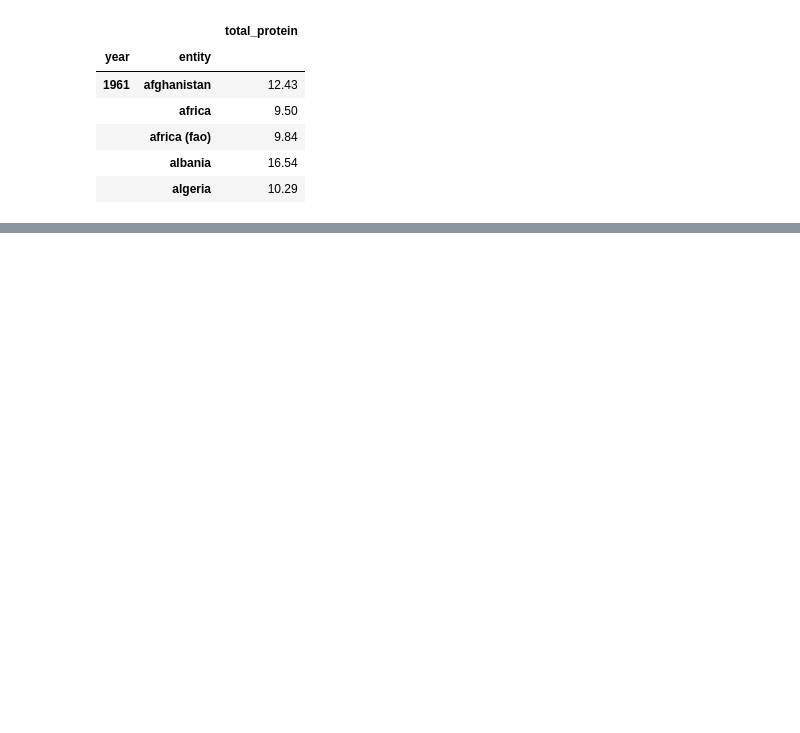
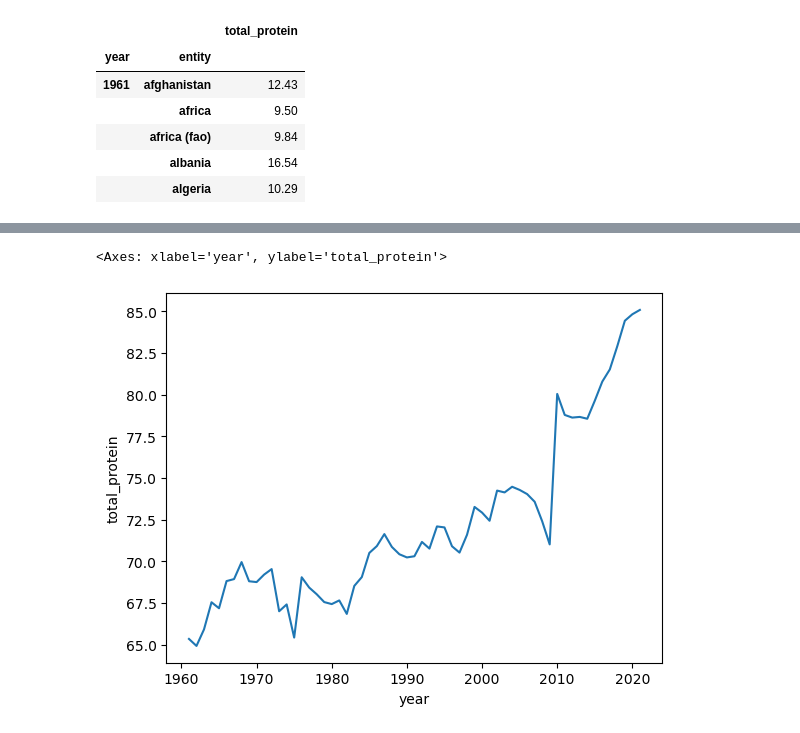
Before and after one commit to NSS-Full-Time-Data-Analytics-14/jonny_farro_cap, a Jupyter notebook: jvf_capstone.ipynb, the cells around one changed output, grey strips where cells are left out. Saved outputs shown, nothing was run; the diff lists cells and outputs as text; code cells hidden in the pictures; blank space fills up the shorter version.

```diff
--- a/jvf_capstone.ipynb
+++ b/jvf_capstone.ipynb
@@ -129,0 +144,6 @@ all_foods.head()
+# %%
+us_food_choices = all_foods.loc[all_foods['entity']=='united states']
+sns.lineplot(us_food_choices, x = 'year', y = 'total_protein')
+# %% [output]
+<Axes: xlabel='year', ylabel='total_protein'>
+[figure, added]
```
Also changed, not shown: parts of 14 cells of this notebook.
